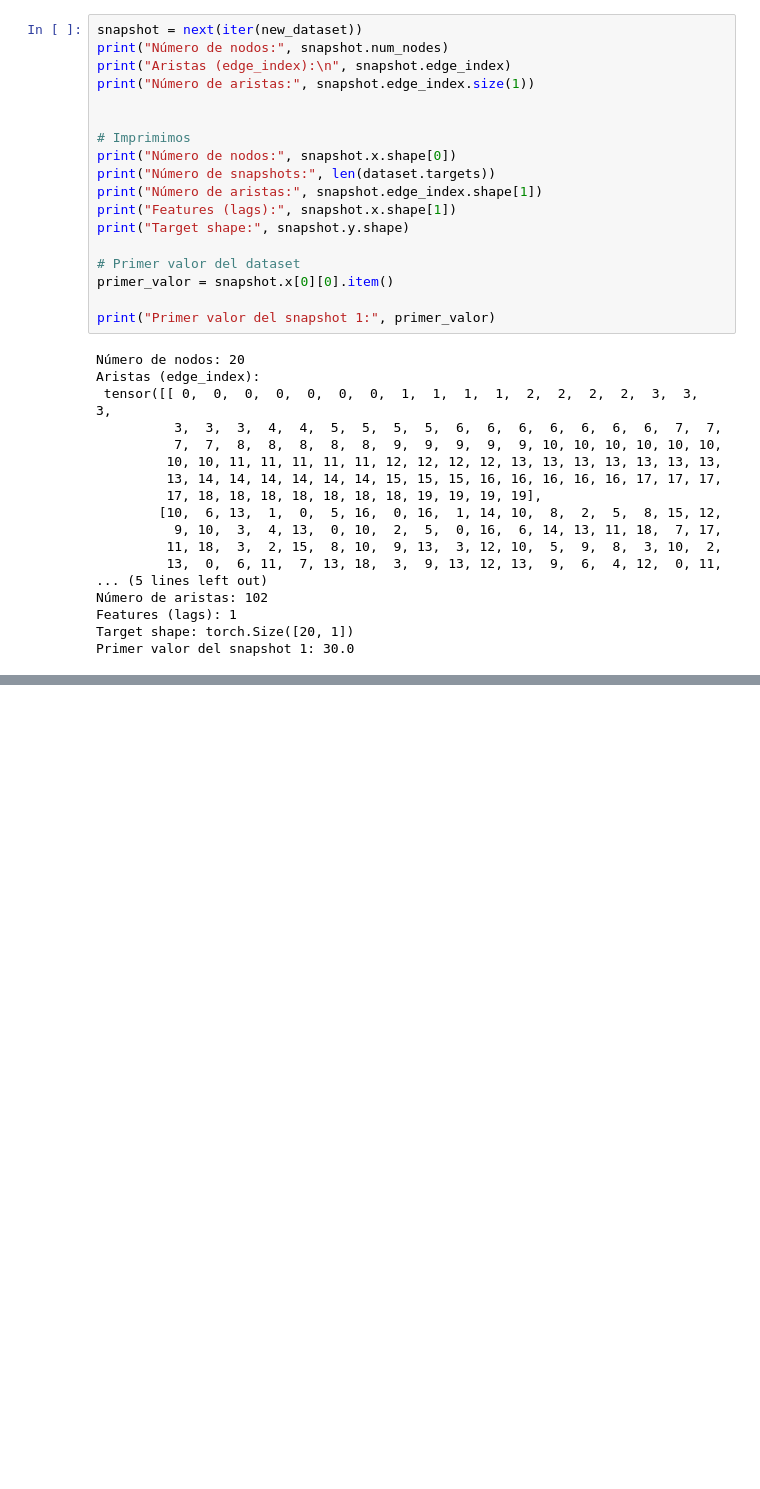
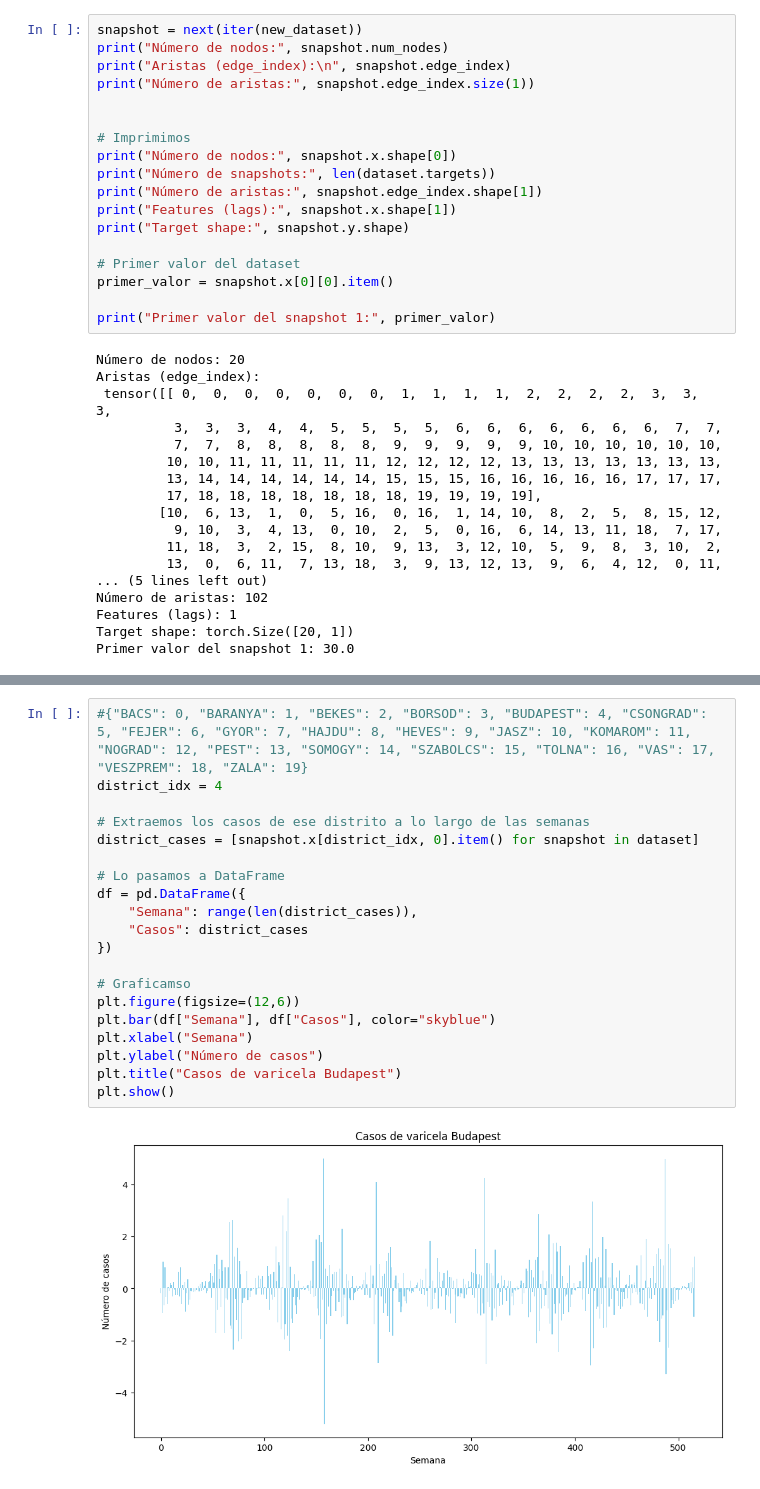
Before and after one commit to crisru2905/TG---Spatiotemporal-Graph, a Jupyter notebook: exploration-dataset.ipynb, the cells around one changed output, grey strips where cells are left out. Drawn from its saved outputs; the diff is of its cells as text; blank space fills up the shorter version.

Commit message:
Kaggle Notebook | exploration_dataset | Version 10

```diff
--- a/exploration-dataset.ipynb
+++ b/exploration-dataset.ipynb
@@ -745,0 +653,22 @@ Primer valor del snapshot 1: 30.0
+# %%
+#{"BACS": 0, "BARANYA": 1, "BEKES": 2, "BORSOD": 3, "BUDAPEST": 4, "CSONGRAD": 5, "FEJER": 6, "GYOR": 7, "HAJDU": 8, "HEVES": 9, "JASZ": 10, "KOMAROM": 11, "NOGRAD": 12, "PEST": 13, "SOMOGY": 14, "SZABOLCS": 15, "TOLNA": 16, "VAS": 17, "VESZPREM": 18, "ZALA": 19}
+district_idx = 4
+
+# Extraemos los casos de ese distrito a lo largo de las semanas
+district_cases = [snapshot.x[district_idx, 0].item() for snapshot in dataset]
+
+# Lo pasamos a DataFrame
+df = pd.DataFrame({
+    "Semana": range(len(district_cases)),
+    "Casos": district_cases
+})
+
+# Graficamso
+plt.figure(figsize=(12,6))
+plt.bar(df["Semana"], df["Casos"], color="skyblue")
+plt.xlabel("Semana")
+plt.ylabel("Número de casos")
+plt.title("Casos de varicela Budapest")
+plt.show()
+# %% [output]
+[figure, added]
```
Also changed, not shown: parts of 16 cells of this notebook.
